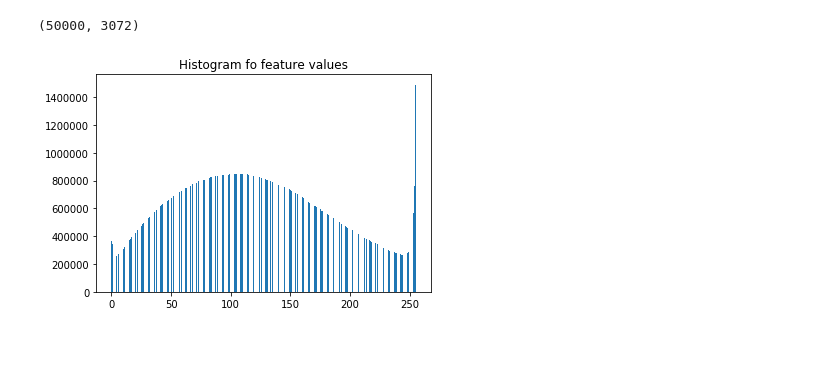
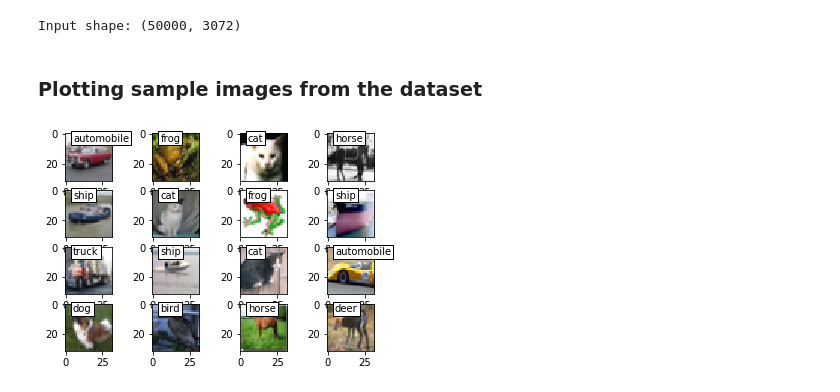
Before and after one commit to geloumil/SimpleNeuralNetwork-Cifar, a Jupyter notebook: NN_Implementation_Optimization.ipynb, the cells around one changed output. Cells and saved outputs as stored; diff of their text form; code cells hidden in the pictures; blank space fills up the shorter version.

```diff
--- a/NN_Implementation_Optimization.ipynb
+++ b/NN_Implementation_Optimization.ipynb
@@ -14,28 +22,79 @@ def unpickle(file):
         d = cPickle.load(fo)
     return d["data"],d["labels"]
 
+def loadLabelNames():
+    with open("cifar-10-batches-py/batches.meta", 'rb') as fo:
+        d = cPickle.load(fo)
+    return d["label_names"]
+
 temp=unpickle("cifar-10-batches-py/data_batch_1")
 features=temp[0]
 labels=temp[1]
-
 for i in range(2,6):
     temp=unpickle("cifar-10-batches-py/data_batch_"+str(i))
     features=np.concatenate((features,temp[0]))
     labels=labels+temp[1]
 
 
-testF,testL=unpickle("cifar-10-batches-py/test_batch")
+X_test,Y_test=unpickle("cifar-10-batches-py/test_batch")
+labelNames=loadLabelNames()
 
-print features.shape
+print "Input shape:", features.shape
 # %% [output]
-(50000, 3072)
+Input shape: (50000, 3072)
-# %%
-batch_size = len(features)
-num_classes = len(set(labels))
-epochs = 80
-
-plt.hist(features.flatten(),bins="auto")  # arguments are passed to np.histogram
-plt.title("Histogram fo feature values")
-plt.show()
-# %% [output]
-[figure, removed]
+# %% [markdown]
+### Plotting sample images from the dataset
+# %%
+def calculate_position(ax1,ax2):
+    ax2+=1
+    if ax2==4:
+        ax1+=1
+        ax2=0
+    if ax1==4:
+        return -1,-1
+    else:
+        return ax1,ax2
+
+
+def get_random_image(images,labels,label_names):
+    maxIndex=features.shape[0]
+    randomIndex=random.randint(0, maxIndex)
+
+    im=images[randomIndex]
+    label=labels[randomIndex]
+    label_name=label_names[label]
+
+    return im,label,label_name
+
+def convert_to_rgb(im):
+    im_r = im[0:1024].reshape(32, 32)
+    im_g = im[1024:2048].reshape(32, 32)
+    im_b = im[2048:].reshape(32, 32)
+
+    return im_r,im_g,im_b
+
+#plot image
+def random_plot(images,labels,label_names):
+
+    f, axarr=plt.subplots(4,4)
+    d1=0
+    d2=0
+
+    for i in range(1,17):
+        im,label,label_name=get_random_image(images,labels,label_names)
+
+        #image "construction"
+        im_r,im_g,im_b = convert_to_rgb(im)
+
+        img = np.dstack((im_r, im_g, im_b))
+        axarr[d1,d2].imshow(img)
+        axarr[d1,d2].text(5, 5, label_name, bbox={'facecolor': 'white', 'pad': 2})
+
+        d1,d2=calculate_position(d1,d2)
+        if d1==-1:
+            plt.show()
+            return
+
+random_plot(features,labels,labelNames)
+# %% [output]
+[figure, added]
```
Also changed, not shown: parts of 12 cells of this notebook.
